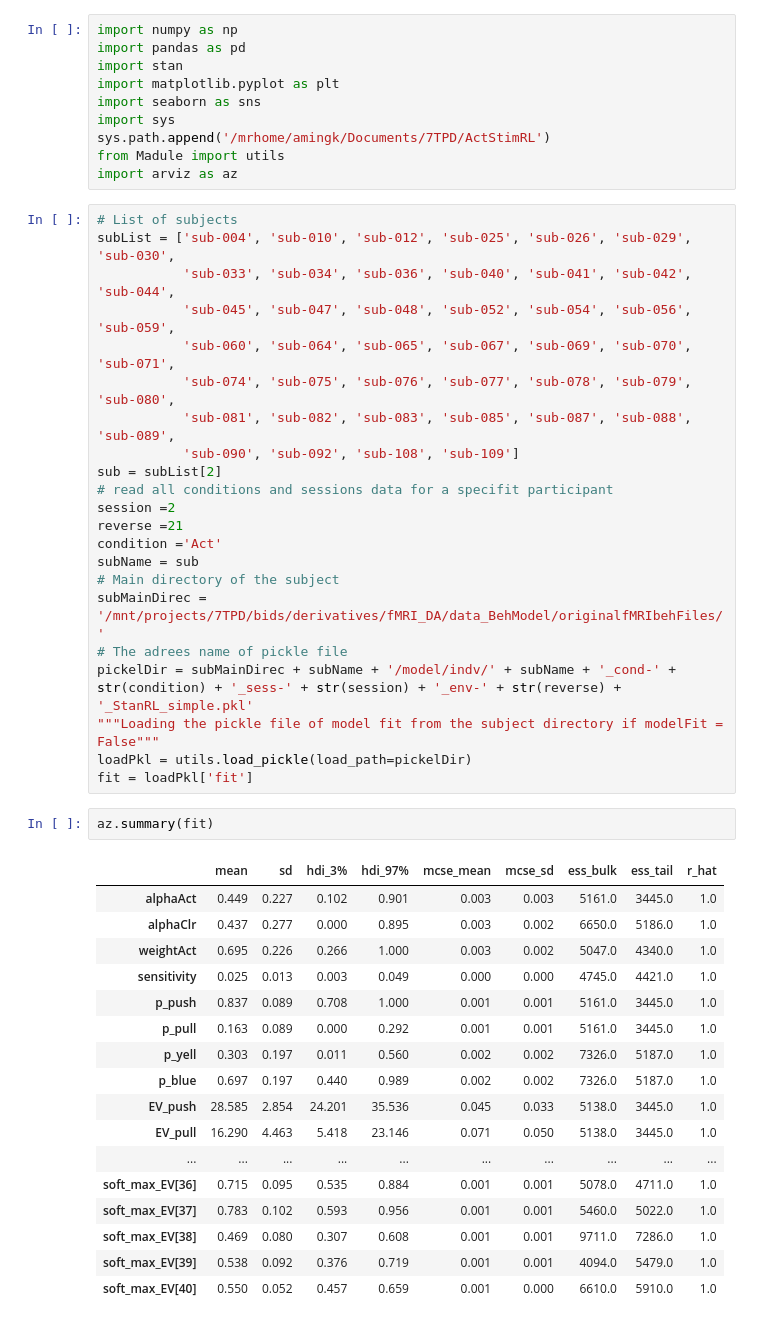
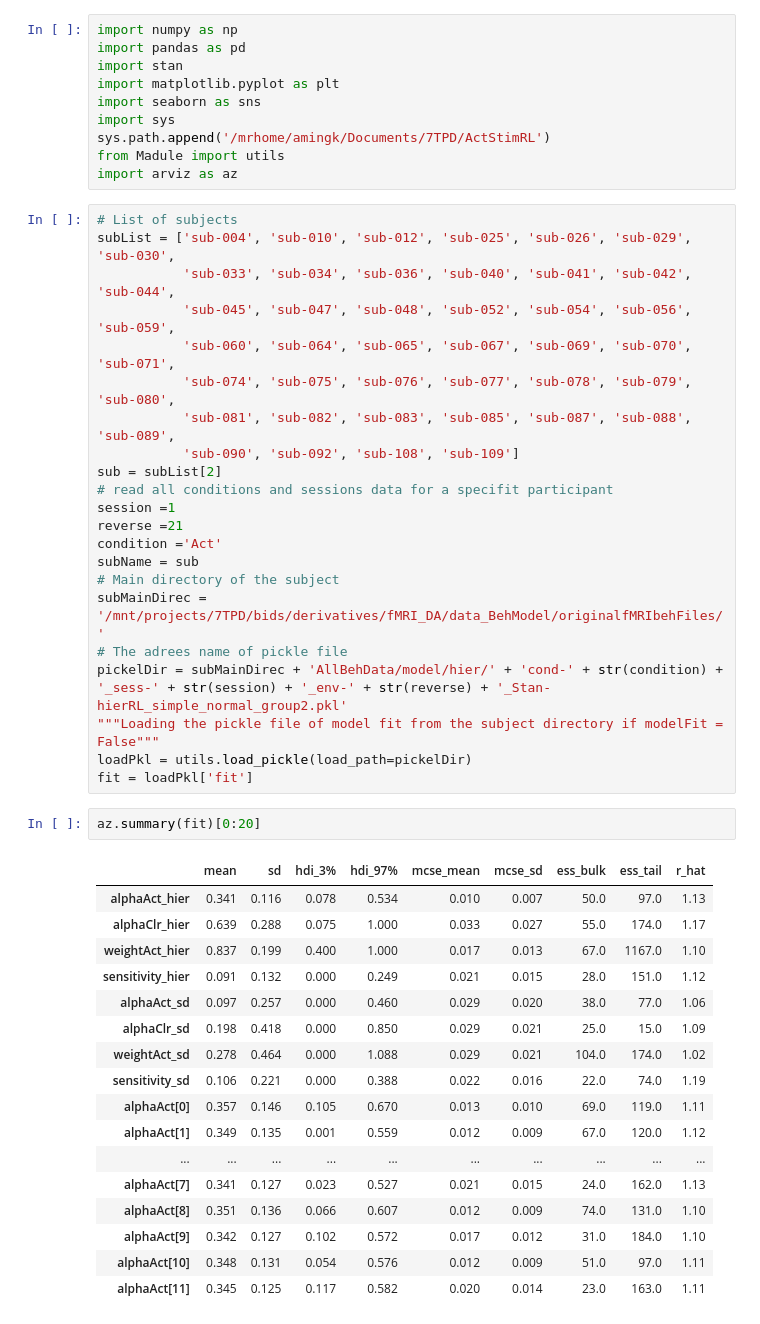
Before and after one commit to AGhaderi/ActStimRL, a Jupyter notebook: Model/run_models/modelfitchecking.ipynb, the cells around one changed output. Cells and saved outputs as stored; diff of their text form.

Commit message:
Hierarchical stan

```diff
--- a/Model/run_models/modelfitchecking.ipynb
+++ b/Model/run_models/modelfitchecking.ipynb
@@ -19,34 +19,34 @@ subList = ['sub-004', 'sub-010', 'sub-012', 'sub-025', 'sub-026', 'sub-029', 'su
            'sub-090', 'sub-092', 'sub-108', 'sub-109']
 sub = subList[2]
 # read all conditions and sessions data for a specifit participant
-session =2
+session =1
 reverse =21
 condition ='Act'
 subName = sub
 # Main directory of the subject
 subMainDirec = '/mnt/projects/7TPD/bids/derivatives/fMRI_DA/data_BehModel/originalfMRIbehFiles/'
 # The adrees name of pickle file
-pickelDir = subMainDirec + subName + '/model/indv/' + subName + '_cond-' + str(condition) + '_sess-' + str(session) + '_env-' + str(reverse) + '_StanRL_simple.pkl'
+pickelDir = subMainDirec + 'AllBehData/model/hier/' + 'cond-' + str(condition) + '_sess-' + str(session) + '_env-' + str(reverse) + '_Stan-hierRL_simple_normal_group2.pkl'
 """Loading the pickle file of model fit from the subject directory if modelFit = False"""
 loadPkl = utils.load_pickle(load_path=pickelDir)
 fit = loadPkl['fit']
 # %%
-az.summary(fit)
+az.summary(fit)[0:20]
 # %% [output]
 |  | mean | sd | hdi_3% | hdi_97% | mcse_mean | mcse_sd | ess_bulk | ess_tail | r_hat |
-| alphaAct | 0.449 | 0.227 | 0.102 | 0.901 | 0.003 | 0.003 | 5161.0 | 3445.0 | 1.0 |
-| alphaClr | 0.437 | 0.277 | 0.000 | 0.895 | 0.003 | 0.002 | 6650.0 | 5186.0 | 1.0 |
-| weightAct | 0.695 | 0.226 | 0.266 | 1.000 | 0.003 | 0.002 | 5047.0 | 4340.0 | 1.0 |
-| sensitivity | 0.025 | 0.013 | 0.003 | 0.049 | 0.000 | 0.000 | 4745.0 | 4421.0 | 1.0 |
-| p_push | 0.837 | 0.089 | 0.708 | 1.000 | 0.001 | 0.001 | 5161.0 | 3445.0 | 1.0 |
-| p_pull | 0.163 | 0.089 | 0.000 | 0.292 | 0.001 | 0.001 | 5161.0 | 3445.0 | 1.0 |
-| p_yell | 0.303 | 0.197 | 0.011 | 0.560 | 0.002 | 0.002 | 7326.0 | 5187.0 | 1.0 |
-| p_blue | 0.697 | 0.197 | 0.440 | 0.989 | 0.002 | 0.002 | 7326.0 | 5187.0 | 1.0 |
-| EV_push | 28.585 | 2.854 | 24.201 | 35.536 | 0.045 | 0.033 | 5138.0 | 3445.0 | 1.0 |
-| EV_pull | 16.290 | 4.463 | 5.418 | 23.146 | 0.071 | 0.050 | 5138.0 | 3445.0 | 1.0 |
+| alphaAct_hier | 0.341 | 0.116 | 0.078 | 0.534 | 0.010 | 0.007 | 50.0 | 97.0 | 1.13 |
+| alphaClr_hier | 0.639 | 0.288 | 0.075 | 1.000 | 0.033 | 0.027 | 55.0 | 174.0 | 1.17 |
+| weightAct_hier | 0.837 | 0.199 | 0.400 | 1.000 | 0.017 | 0.013 | 67.0 | 1167.0 | 1.10 |
+| sensitivity_hier | 0.091 | 0.132 | 0.000 | 0.249 | 0.021 | 0.015 | 28.0 | 151.0 | 1.12 |
+| alphaAct_sd | 0.097 | 0.257 | 0.000 | 0.460 | 0.029 | 0.020 | 38.0 | 77.0 | 1.06 |
+| alphaClr_sd | 0.198 | 0.418 | 0.000 | 0.850 | 0.029 | 0.021 | 25.0 | 15.0 | 1.09 |
+| weightAct_sd | 0.278 | 0.464 | 0.000 | 1.088 | 0.029 | 0.021 | 104.0 | 174.0 | 1.02 |
+| sensitivity_sd | 0.106 | 0.221 | 0.000 | 0.388 | 0.022 | 0.016 | 22.0 | 74.0 | 1.19 |
+| alphaAct[0] | 0.357 | 0.146 | 0.105 | 0.670 | 0.013 | 0.010 | 69.0 | 119.0 | 1.11 |
+| alphaAct[1] | 0.349 | 0.135 | 0.001 | 0.559 | 0.012 | 0.009 | 67.0 | 120.0 | 1.12 |
 | ... | ... | ... | ... | ... | ... | ... | ... | ... | ... |
-| soft_max_EV[36] | 0.715 | 0.095 | 0.535 | 0.884 | 0.001 | 0.001 | 5078.0 | 4711.0 | 1.0 |
-| soft_max_EV[37] | 0.783 | 0.102 | 0.593 | 0.956 | 0.001 | 0.001 | 5460.0 | 5022.0 | 1.0 |
-| soft_max_EV[38] | 0.469 | 0.080 | 0.307 | 0.608 | 0.001 | 0.001 | 9711.0 | 7286.0 | 1.0 |
-| soft_max_EV[39] | 0.538 | 0.092 | 0.376 | 0.719 | 0.001 | 0.001 | 4094.0 | 5479.0 | 1.0 |
-| soft_max_EV[40] | 0.550 | 0.052 | 0.457 | 0.659 | 0.001 | 0.000 | 6610.0 | 5910.0 | 1.0 |
+| alphaAct[7] | 0.341 | 0.127 | 0.023 | 0.527 | 0.021 | 0.015 | 24.0 | 162.0 | 1.13 |
+| alphaAct[8] | 0.351 | 0.136 | 0.066 | 0.607 | 0.012 | 0.009 | 74.0 | 131.0 | 1.10 |
+| alphaAct[9] | 0.342 | 0.127 | 0.102 | 0.572 | 0.017 | 0.012 | 31.0 | 184.0 | 1.10 |
+| alphaAct[10] | 0.348 | 0.131 | 0.054 | 0.576 | 0.012 | 0.009 | 51.0 | 97.0 | 1.11 |
+| alphaAct[11] | 0.345 | 0.125 | 0.117 | 0.582 | 0.020 | 0.014 | 23.0 | 163.0 | 1.11 |
```
Also changed, not shown: parts of 2 cells of this notebook, 21 other files.
